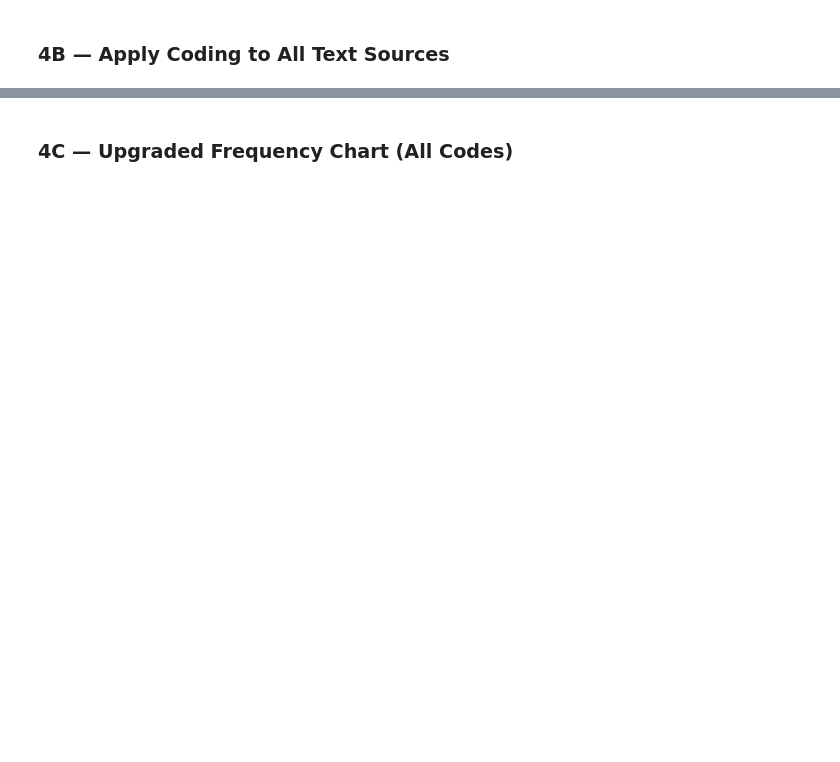
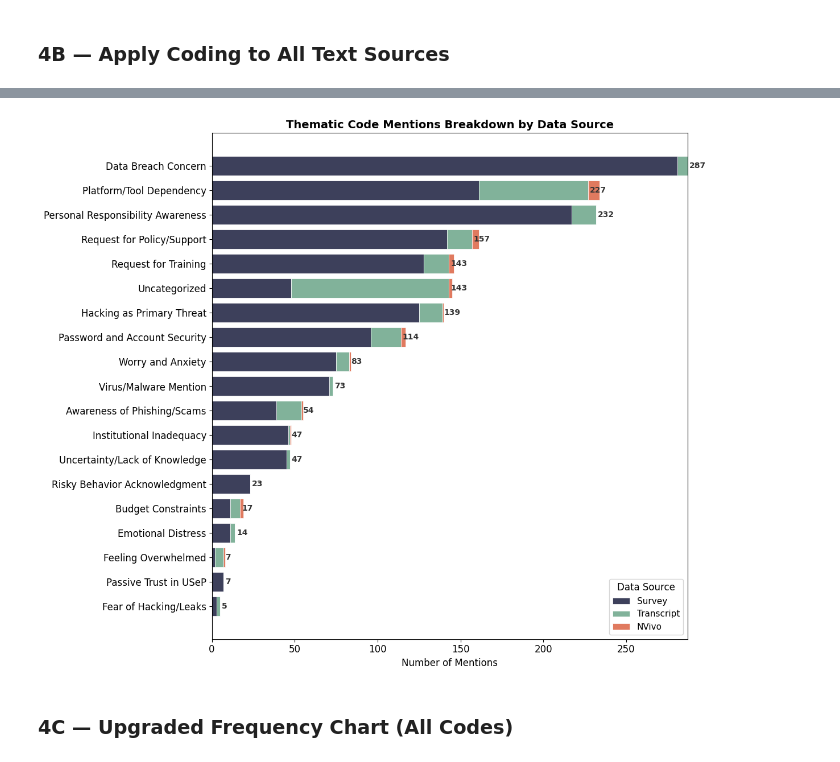
Before and after one commit to Peeeweee/Project_Yano_CyberSafe, a Jupyter notebook: CyberSafe_Upgraded.ipynb, the cells around one changed output, grey strips where cells are left out. Drawn from its saved outputs; the diff is of its cells as text; code cells hidden in the pictures; blank space fills up the shorter version.

```diff
--- a/CyberSafe_Upgraded.ipynb
+++ b/CyberSafe_Upgraded.ipynb
@@ -312,6 +457,67 @@ all_code_counts = Counter()
 for c in [survey_code_counts, transcript_code_counts, nvivo_code_counts]:
     all_code_counts.update(c)
 
+# ============================================================
+# CLEANUP: Remove any 'nan' values that snuck in
+# ============================================================
+keys_to_remove = [k for k in all_code_counts.keys() if str(k).lower() == 'nan']
+for k in keys_to_remove:
+    del all_code_counts[k]
+
+
 print('Code frequencies across ALL sources:')
 for code, count in all_code_counts.most_common():
     print(f'  {code}: {count}')
+
+
+# ============================================================
+# VISUALIZATION: Code Frequencies by Data Source
+# ============================================================
+import matplotlib.pyplot as plt
+import numpy as np
+
+# Prepare data for stacked chart
+sorted_codes = all_code_counts.most_common()
+categories = [str(c[0]) for c in sorted_codes]
+
+survey_vals = [survey_code_counts.get(c, 0) for c in categories]
+transcript_vals = [transcript_code_counts.get(c, 0) for c in categories]
+nvivo_vals = [nvivo_code_counts.get(c, 0) for c in categories]
+
+fig, ax = plt.subplots(figsize=(12, 10))
+
+# Colors representing each data source
+color_survey = '#3D405B'
+color_transcript = '#81B29A'
+color_nvivo = '#E07A5F'
+
+lefts = np.zeros(len(categories))
+
+# Plot Survey (Base)
+ax.barh(categories, survey_vals, left=lefts, color=color_survey,
+        edgecolor='white', linewidth=0.5, label='Survey')
+lefts += np.array(survey_vals)
+
+# Plot Transcript (Middle)
+ax.barh(categories, transcript_vals, left=lefts, color=color_transcript,
+        edgecolor='white', linewidth=0.5, label='Transcript')
+lefts += np.array(transcript_vals)
+
+# Plot NVivo (Top)
+ax.barh(categories, nvivo_vals, left=lefts, color=color_nvivo,
+        edgecolor='white', linewidth=0.5, label='NVivo')
+
+ax.set_xlabel('Number of Mentions', fontsize=12)
+ax.set_title('Thematic Code Mentions Breakdown by Data Source', fontsize=14, fontweight='bold')
+ax.invert_yaxis()  # Most common at the top
+ax.legend(title='Data Source', loc='lower right', fontsize=11)
+
+# Add total count label at the end of each stacked bar
+for i, total in enumerate(lefts):
+    ax.text(total + 1, i, str(int(total)), va='center',
+            fontsize=10, fontweight='bold', color='#333333')
+
+plt.margins(x=0.1) # Padding for labels
+plt.tight_layout()
+plt.show()
+# %% [output]
@@ -318,3 +544,4 @@ for code, count in all_code_counts.most_common():
+[figure, added]
 # %% [markdown]
 ### 4C — Upgraded Frequency Chart (All Codes)
 # %%
```
Also changed, not shown: parts of 22 cells of this notebook, 1 other file.
